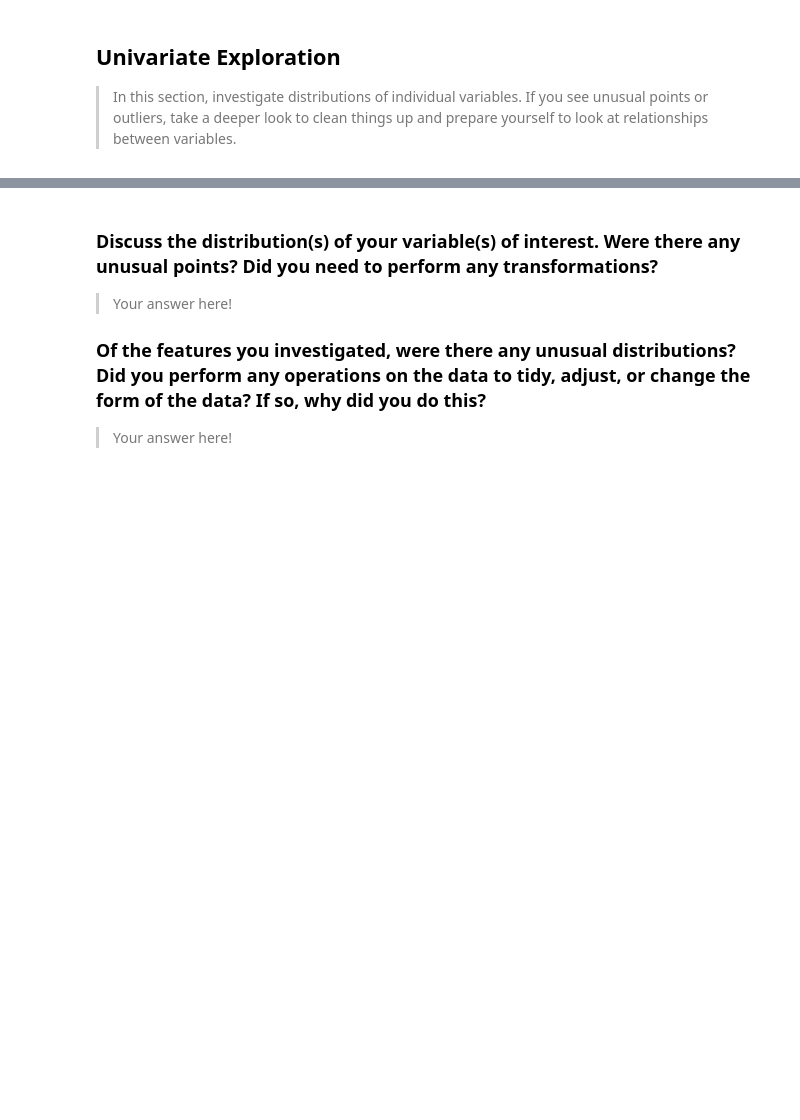
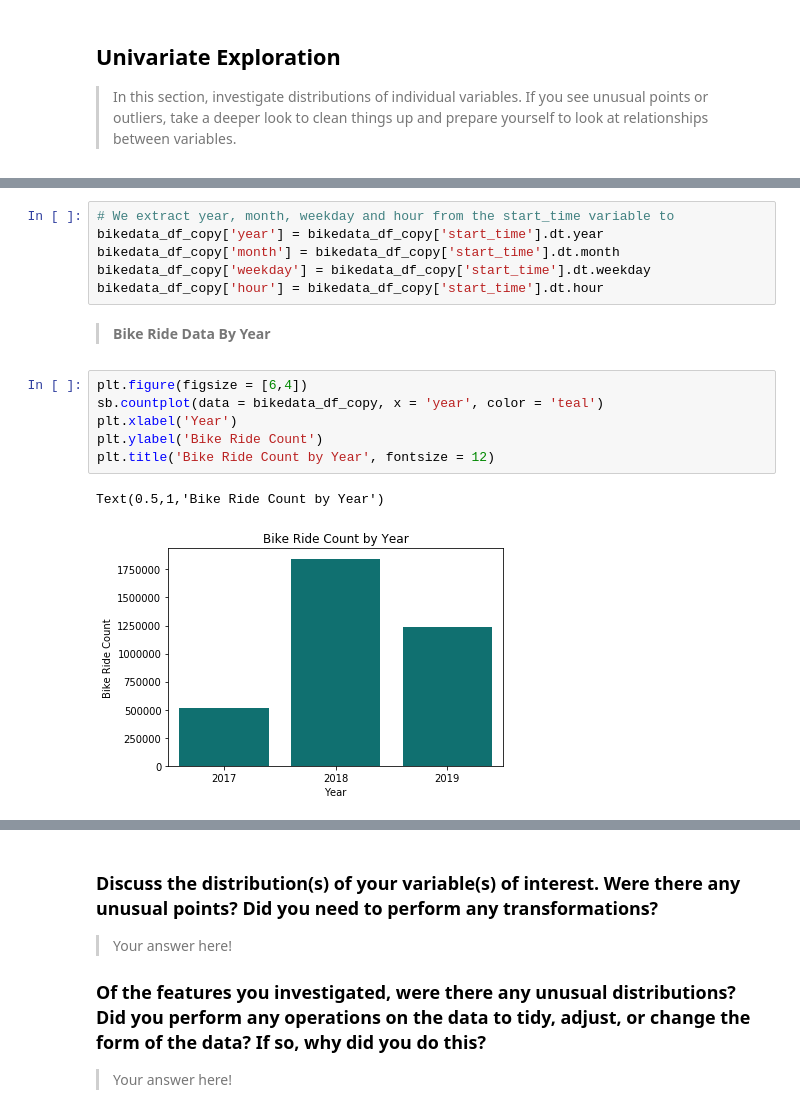
Before and after one commit to mkarkhan/Communicate-Data-Findings, a Jupyter notebook: exploratory_analysis.ipynb, the cells around one changed output, grey strips where cells are left out. Cells and saved outputs as stored; diff of their text form; blank space fills up the shorter version.

```diff
--- a/exploratory_analysis.ipynb
+++ b/exploratory_analysis.ipynb
@@ -375,0 +425,17 @@ you plan on investigating next.
+# %%
+# We extract year, month, weekday and hour from the start_time variable to
+bikedata_df_copy['year'] = bikedata_df_copy['start_time'].dt.year
+bikedata_df_copy['month'] = bikedata_df_copy['start_time'].dt.month
+bikedata_df_copy['weekday'] = bikedata_df_copy['start_time'].dt.weekday
+bikedata_df_copy['hour'] = bikedata_df_copy['start_time'].dt.hour
+# %% [markdown]
+> <b> Bike Ride Data By Year </b>
+# %%
+plt.figure(figsize = [6,4])
+sb.countplot(data = bikedata_df_copy, x = 'year', color = 'teal')
+plt.xlabel('Year')
+plt.ylabel('Bike Ride Count')
+plt.title('Bike Ride Count by Year', fontsize = 12)
+# %% [output]
+Text(0.5,1,'Bike Ride Count by Year')
+[figure, added]
```
Also changed, not shown: parts of 31 cells of this notebook.
